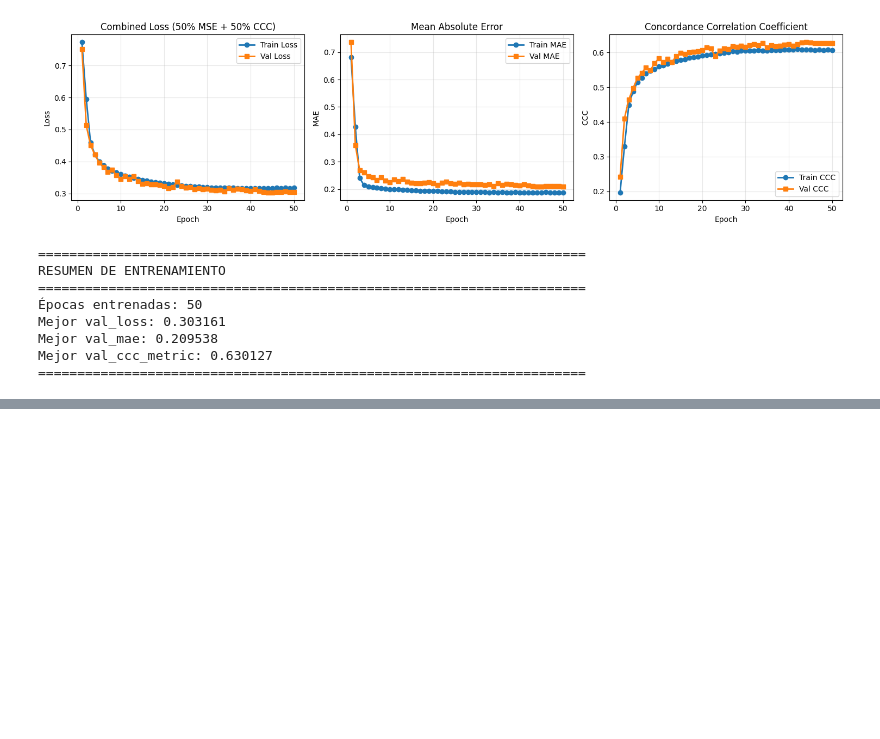
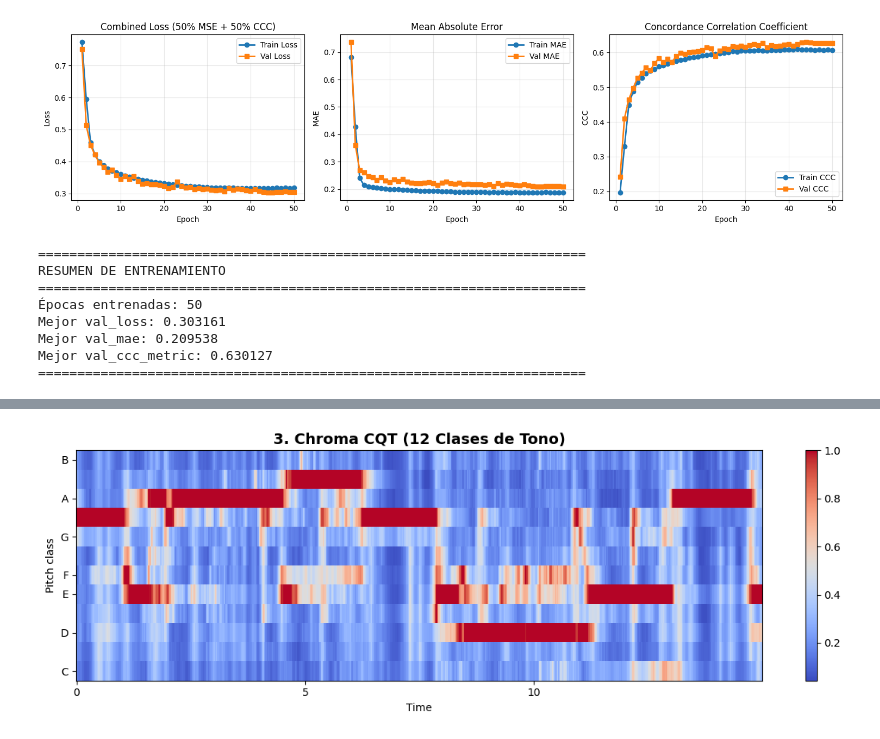
Before and after one commit to fernando086/MusiChroma, a Jupyter notebook: flask-backend/pipeline_russell.ipynb, the cells around one changed output, grey strips where cells are left out. Saved outputs shown, nothing was run; the diff lists cells and outputs as text; code cells hidden in the pictures; blank space fills up the shorter version.

```diff
--- a/flask-backend/pipeline_russell.ipynb
+++ b/flask-backend/pipeline_russell.ipynb
@@ -1840,0 +1886,11 @@ Mejor val_ccc_metric: 0.630127
+# %%
+plt.figure(figsize=(12, 4))
+# 3. Chroma CQT
+chroma_cqt = librosa.feature.chroma_cqt(y=y, sr=sr, hop_length=512)
+librosa.display.specshow(chroma_cqt, x_axis='time', y_axis='chroma', sr=sr, hop_length=512, cmap='coolwarm')
+plt.colorbar()
+plt.title('3. Chroma CQT (12 Clases de Tono)', fontsize=14, fontweight='bold')
+plt.tight_layout()
+plt.show()
+# %% [output]
+[figure, added]
```
Also changed, not shown: parts of 13 cells of this notebook, 58 other files.
